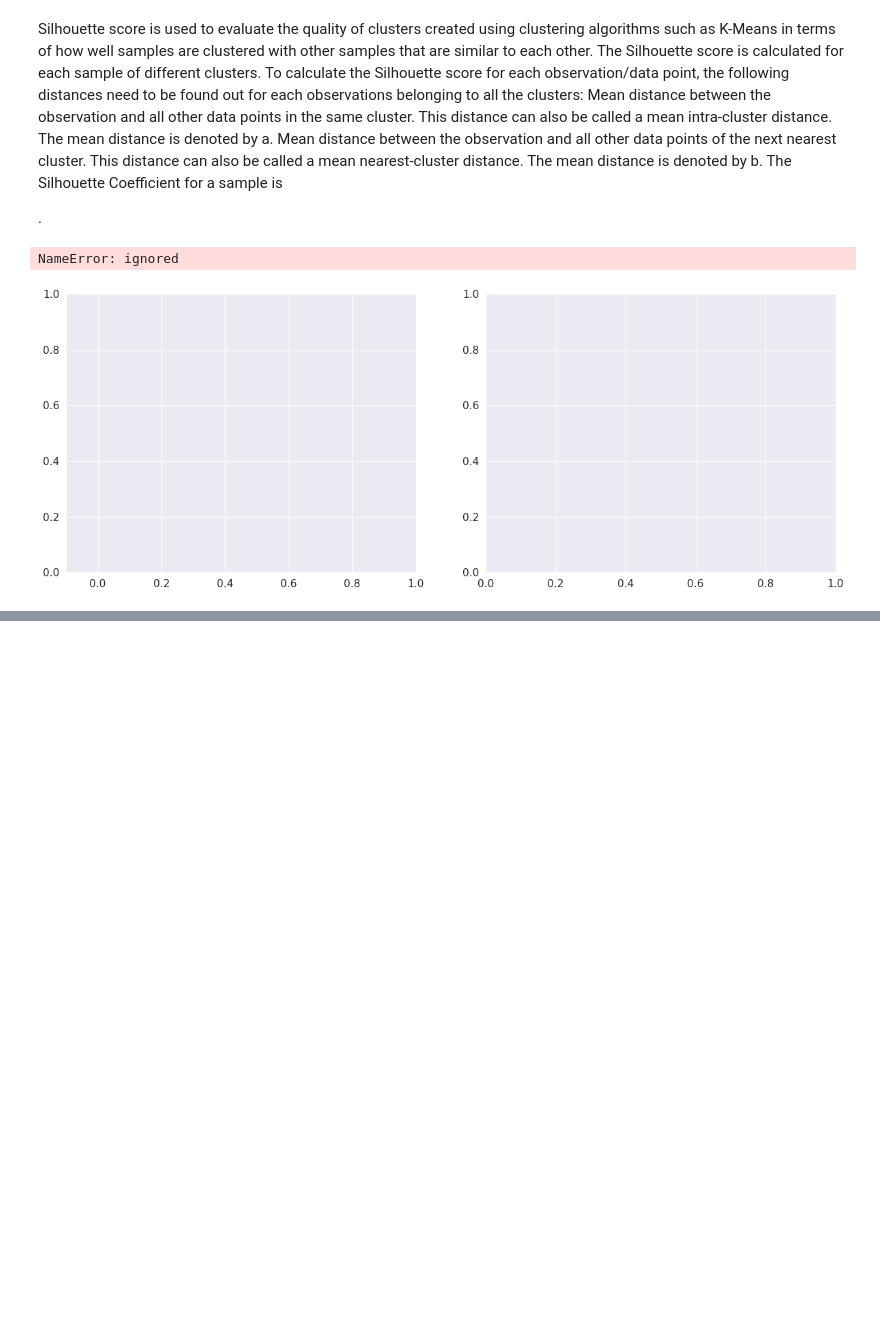
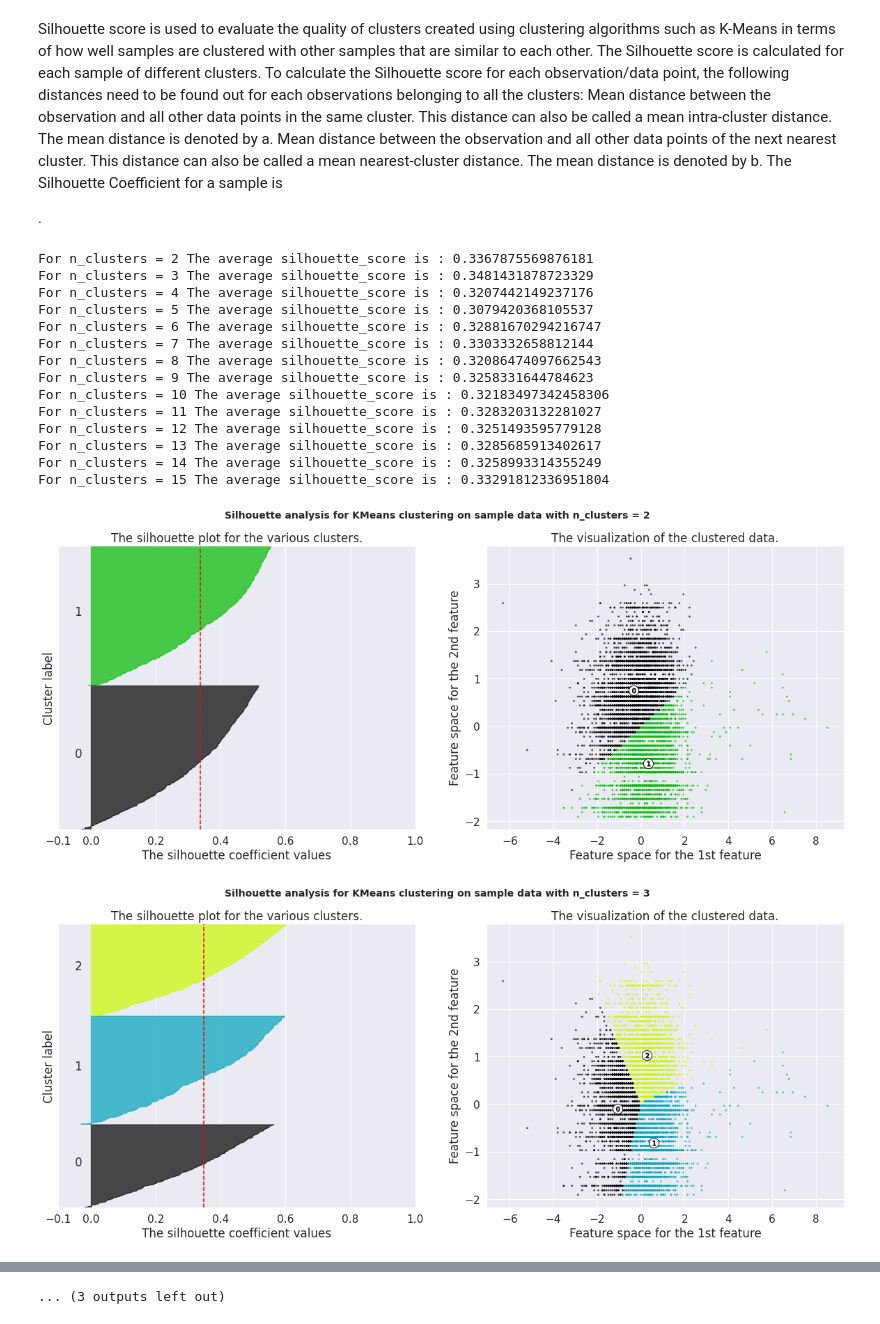
Before and after one commit to Animesh227/Netflix-Movies-and-TV-Shows-Clustering, a Jupyter notebook: NETFLIX_MOVIES_AND_TV_SHOWS_CLUSTERING_Animesh_Chakraborty.ipynb, the cells around one changed output, grey strips where cells are left out. Saved outputs shown, nothing was run; the diff lists cells and outputs as text; code cells hidden in the pictures; blank space fills up the shorter version.

```diff
--- a/NETFLIX_MOVIES_AND_TV_SHOWS_CLUSTERING_Animesh_Chakraborty.ipynb
+++ b/NETFLIX_MOVIES_AND_TV_SHOWS_CLUSTERING_Animesh_Chakraborty.ipynb
@@ -767,9 +773,9 @@ The Silhouette Coefficient for a sample is
 # %%
-from sklearn.metrics import silhouette_score
-from sklearn.datasets import make_blobs
-from sklearn.cluster import KMeans
-from sklearn.metrics import silhouette_samples, silhouette_score
-from sklearn.cluster import KMeans
+# Selecting 2 features from above dataset to create X
+X_features_rec_mon = df[['length','length_listed']]
+scaler_rec_mon = preprocessing.StandardScaler()
+X_rec_mon = scaler_rec_mon.fit_transform(X_features_rec_mon)
+X = X_rec_mon
 range_n_clusters = [2,3,4,5,6,7,8,9,10,11,12,13,14,15]
 
 for n_clusters in range_n_clusters:
@@ -830,32 +836,46 @@ for n_clusters in range_n_clusters:
     # The vertical line for average silhouette score of all the values
     ax1.axvline(x=silhouette_avg, color="red", linestyle="--")
 
     ax1.set_yticks([])  # Clear the yaxis labels / ticks
     ax1.set_xticks([-0.1, 0, 0.2, 0.4, 0.6, 0.8, 1])
 
     # 2nd Plot showing the actual clusters formed
     colors = cm.nipy_spectral(cluster_labels.astype(float) /n_clusters)
     ax2.scatter(X[:, 0], X[:, 1], marker='.', s=30, lw=0, alpha=0.7,
                 c=colors, edgecolor='k')
 
     # Labeling the clusters
     centers = clusterer.cluster_centers_
     # Draw white circles at cluster centers
     ax2.scatter(centers[:, 0], centers[:, 1], marker='o',
                 c="white", alpha=1, s=200, edgecolor='k')
 
     for i, c in enumerate(centers):
         ax2.scatter(c[0], c[1], marker='$%d$' % i, alpha=1,
                     s=50, edgecolor='k')
 
     ax2.set_title("The visualization of the clustered data.")
     ax2.set_xlabel("Feature space for the 1st feature")
     ax2.set_ylabel("Feature space for the 2nd feature")
     plt.suptitle(("Silhouette analysis for KMeans clustering on sample data "
                   "with n_clusters = %d" % n_clusters),
                  fontsize=14, fontweight='bold')
 
 plt.show()
 # %% [output]
-NameError: ignored
+For n_clusters = 2 The average silhouette_score is : 0.3367875569876181
+For n_clusters = 3 The average silhouette_score is : 0.3481431878723329
+For n_clusters = 4 The average silhouette_score is : 0.3207442149237176
+For n_clusters = 5 The average silhouette_score is : 0.3079420368105537
+For n_clusters = 6 The average silhouette_score is : 0.32881670294216747
+For n_clusters = 7 The average silhouette_score is : 0.3303332658812144
+For n_clusters = 8 The average silhouette_score is : 0.32086474097662543
+For n_clusters = 9 The average silhouette_score is : 0.3258331644784623
+For n_clusters = 10 The average silhouette_score is : 0.32183497342458306
+For n_clusters = 11 The average silhouette_score is : 0.3283203132281027
+For n_clusters = 12 The average silhouette_score is : 0.3251493595779128
+For n_clusters = 13 The average silhouette_score is : 0.3285685913402617
+For n_clusters = 14 The average silhouette_score is : 0.3258993314355249
+For n_clusters = 15 The average silhouette_score is : 0.33291812336951804
-[figure, old version]
+[figure, new version]
+[figure, added]
@@ -861,0 +891 @@ NameError: ignored
+... (3 outputs left out)
```
Also changed, not shown: parts of 5 cells of this notebook.
